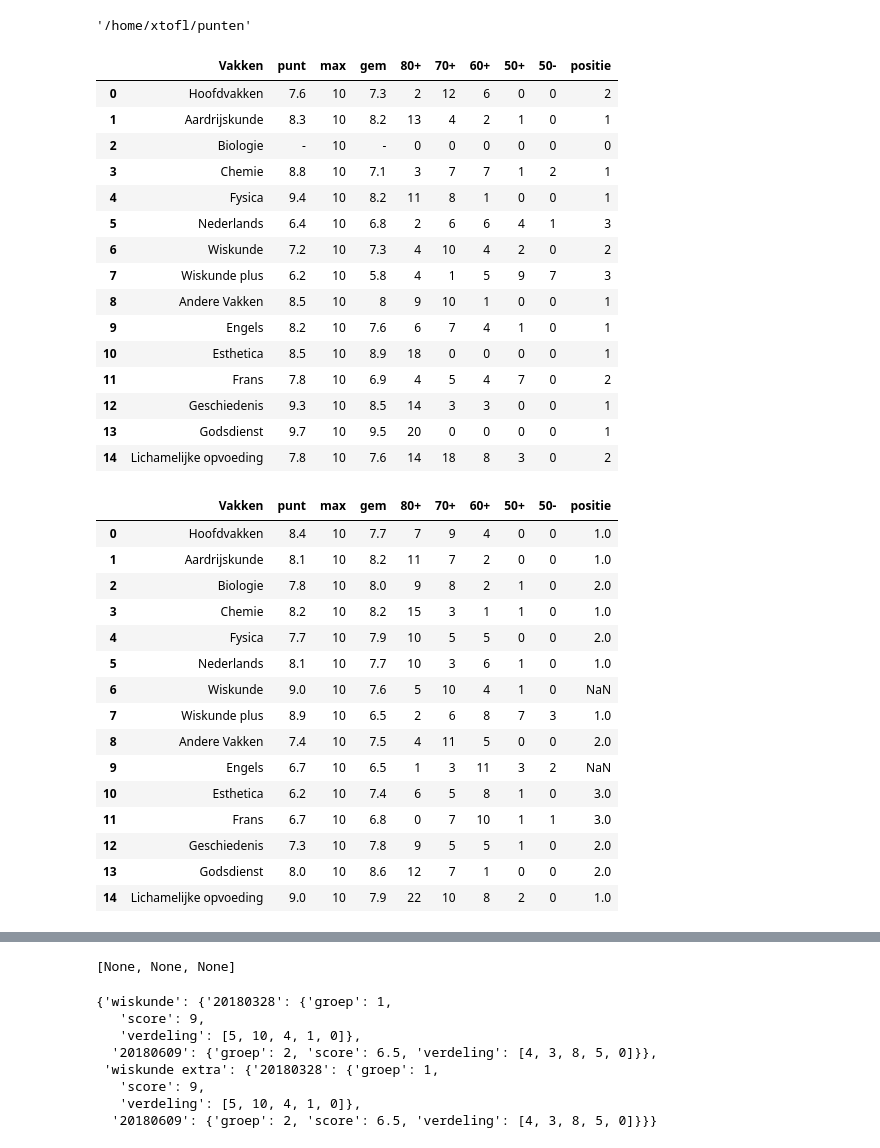
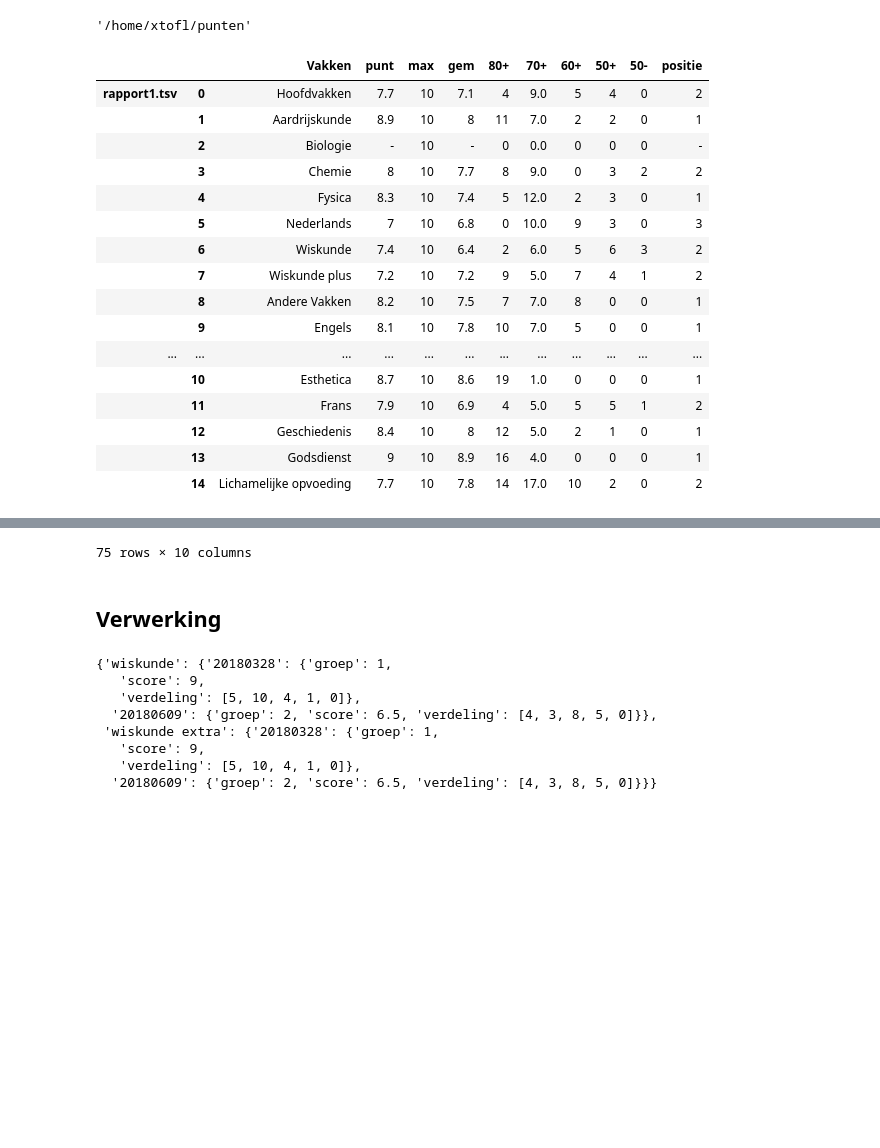
Before and after one commit to xtofl/punten, a Jupyter notebook: rapporten-evolutie.ipynb, the cells around one changed output, grey strips where cells are left out. Saved outputs shown, nothing was run; the diff lists cells and outputs as text; code cells hidden in the pictures; blank space fills up the shorter version.

Commit message:
rapport 1 en 2 toevoegen

```diff
--- a/rapporten-evolutie.ipynb
+++ b/rapporten-evolutie.ipynb
@@ -10,38 +8,26 @@ os.getcwd()
 # %% [output]
 '/home/xtofl/punten'
 # %%
-rapporten = [pd.read_csv('rapport{}.tsv'.format(i), '\t') for i in [3, 4, 5]]
-[display(r) for r in rapporten]
+namen = tuple(map('rapport{}.tsv'.format, range(1, 6)))
+rapporten = [pd.read_csv(naam, '\t') for naam  in namen]
+data = pd.concat(rapporten, keys=namen)
+# [display(r) for r in rapporten]
+data
 # %% [output]
-|  | Vakken | punt | max | gem | 80+ | 70+ | 60+ | 50+ | 50- | positie |
-| 0 | Hoofdvakken | 7.6 | 10 | 7.3 | 2 | 12 | 6 | 0 | 0 | 2 |
-| 1 | Aardrijskunde | 8.3 | 10 | 8.2 | 13 | 4 | 2 | 1 | 0 | 1 |
-| 2 | Biologie | - | 10 | - | 0 | 0 | 0 | 0 | 0 | 0 |
-| 3 | Chemie | 8.8 | 10 | 7.1 | 3 | 7 | 7 | 1 | 2 | 1 |
-| 4 | Fysica | 9.4 | 10 | 8.2 | 11 | 8 | 1 | 0 | 0 | 1 |
-| 5 | Nederlands | 6.4 | 10 | 6.8 | 2 | 6 | 6 | 4 | 1 | 3 |
-| 6 | Wiskunde | 7.2 | 10 | 7.3 | 4 | 10 | 4 | 2 | 0 | 2 |
-| 7 | Wiskunde plus | 6.2 | 10 | 5.8 | 4 | 1 | 5 | 9 | 7 | 3 |
-| 8 | Andere Vakken | 8.5 | 10 | 8 | 9 | 10 | 1 | 0 | 0 | 1 |
-| 9 | Engels | 8.2 | 10 | 7.6 | 6 | 7 | 4 | 1 | 0 | 1 |
-| 10 | Esthetica | 8.5 | 10 | 8.9 | 18 | 0 | 0 | 0 | 0 | 1 |
-| 11 | Frans | 7.8 | 10 | 6.9 | 4 | 5 | 4 | 7 | 0 | 2 |
-| 12 | Geschiedenis | 9.3 | 10 | 8.5 | 14 | 3 | 3 | 0 | 0 | 1 |
-| 13 | Godsdienst | 9.7 | 10 | 9.5 | 20 | 0 | 0 | 0 | 0 | 1 |
-| 14 | Lichamelijke opvoeding | 7.8 | 10 | 7.6 | 14 | 18 | 8 | 3 | 0 | 2 |
+|  |  | Vakken | punt | max | gem | 80+ | 70+ | 60+ | 50+ | 50- | positie |
+| rapport1.tsv | 0 | Hoofdvakken | 7.7 | 10 | 7.1 | 4 | 9.0 | 5 | 4 | 0 | 2 |
+|  | 1 | Aardrijskunde | 8.9 | 10 | 8 | 11 | 7.0 | 2 | 2 | 0 | 1 |
+|  | 2 | Biologie | - | 10 | - | 0 | 0.0 | 0 | 0 | 0 | - |
+|  | 3 | Chemie | 8 | 10 | 7.7 | 8 | 9.0 | 0 | 3 | 2 | 2 |
+|  | 4 | Fysica | 8.3 | 10 | 7.4 | 5 | 12.0 | 2 | 3 | 0 | 1 |
+|  | 5 | Nederlands | 7 | 10 | 6.8 | 0 | 10.0 | 9 | 3 | 0 | 3 |
+|  | 6 | Wiskunde | 7.4 | 10 | 6.4 | 2 | 6.0 | 5 | 6 | 3 | 2 |
+|  | 7 | Wiskunde plus | 7.2 | 10 | 7.2 | 9 | 5.0 | 7 | 4 | 1 | 2 |
+|  | 8 | Andere Vakken | 8.2 | 10 | 7.5 | 7 | 7.0 | 8 | 0 | 0 | 1 |
+|  | 9 | Engels | 8.1 | 10 | 7.8 | 10 | 7.0 | 5 | 0 | 0 | 1 |
+| ... | ... | ... | ... | ... | ... | ... | ... | ... | ... | ... | ... |
+|  | 10 | Esthetica | 8.7 | 10 | 8.6 | 19 | 1.0 | 0 | 0 | 0 | 1 |
+|  | 11 | Frans | 7.9 | 10 | 6.9 | 4 | 5.0 | 5 | 5 | 1 | 2 |
+|  | 12 | Geschiedenis | 8.4 | 10 | 8 | 12 | 5.0 | 2 | 1 | 0 | 1 |
+|  | 13 | Godsdienst | 9 | 10 | 8.9 | 16 | 4.0 | 0 | 0 | 0 | 1 |
+|  | 14 | Lichamelijke opvoeding | 7.7 | 10 | 7.8 | 14 | 17.0 | 10 | 2 | 0 | 2 |
-|  | Vakken | punt | max | gem | 80+ | 70+ | 60+ | 50+ | 50- | positie |
-| 0 | Hoofdvakken | 8.4 | 10 | 7.7 | 7 | 9 | 4 | 0 | 0 | 1.0 |
-| 1 | Aardrijskunde | 8.1 | 10 | 8.2 | 11 | 7 | 2 | 0 | 0 | 1.0 |
-| 2 | Biologie | 7.8 | 10 | 8.0 | 9 | 8 | 2 | 1 | 0 | 2.0 |
-| 3 | Chemie | 8.2 | 10 | 8.2 | 15 | 3 | 1 | 1 | 0 | 1.0 |
-| 4 | Fysica | 7.7 | 10 | 7.9 | 10 | 5 | 5 | 0 | 0 | 2.0 |
-| 5 | Nederlands | 8.1 | 10 | 7.7 | 10 | 3 | 6 | 1 | 0 | 1.0 |
-| 6 | Wiskunde | 9.0 | 10 | 7.6 | 5 | 10 | 4 | 1 | 0 | NaN |
-| 7 | Wiskunde plus | 8.9 | 10 | 6.5 | 2 | 6 | 8 | 7 | 3 | 1.0 |
-| 8 | Andere Vakken | 7.4 | 10 | 7.5 | 4 | 11 | 5 | 0 | 0 | 2.0 |
-| 9 | Engels | 6.7 | 10 | 6.5 | 1 | 3 | 11 | 3 | 2 | NaN |
-| 10 | Esthetica | 6.2 | 10 | 7.4 | 6 | 5 | 8 | 1 | 0 | 3.0 |
-| 11 | Frans | 6.7 | 10 | 6.8 | 0 | 7 | 10 | 1 | 1 | 3.0 |
-| 12 | Geschiedenis | 7.3 | 10 | 7.8 | 9 | 5 | 5 | 1 | 0 | 2.0 |
-| 13 | Godsdienst | 8.0 | 10 | 8.6 | 12 | 7 | 1 | 0 | 0 | 2.0 |
-| 14 | Lichamelijke opvoeding | 9.0 | 10 | 7.9 | 22 | 10 | 8 | 2 | 0 | 1.0 |
@@ -64 +34 @@ rapporten = [pd.read_csv('rapport{}.tsv'.format(i), '\t') for i in [3, 4, 5]]
-[None, None, None]
+75 rows × 10 columns
@@ -93,3 +35,5 @@ rapporten = {
+# %% [markdown]
+## Verwerking
 # %%
 def per_vak():
     vakken = next(iter(rapporten.values())).keys()
```
Also changed, not shown: parts of 3 cells of this notebook, 2 other files.
